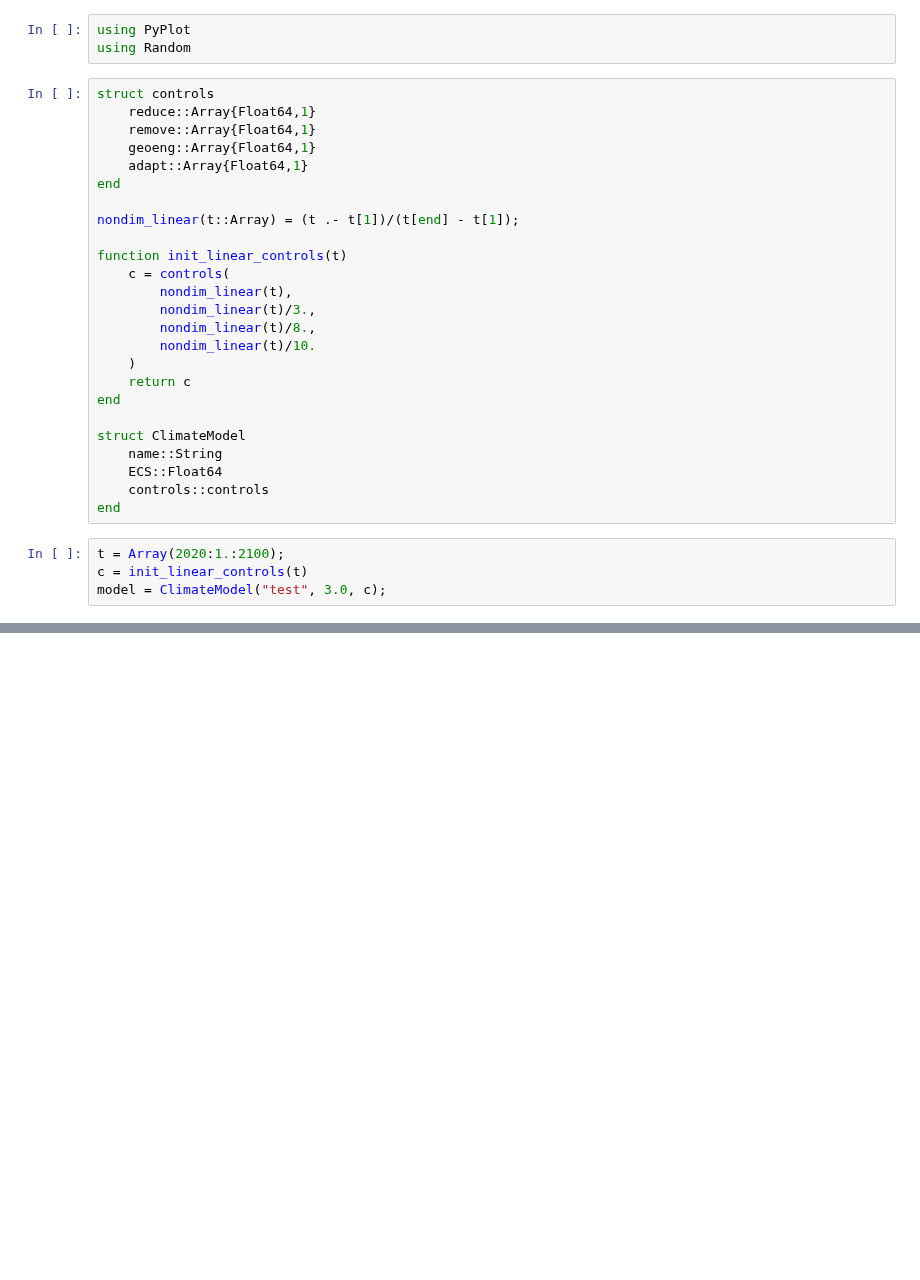
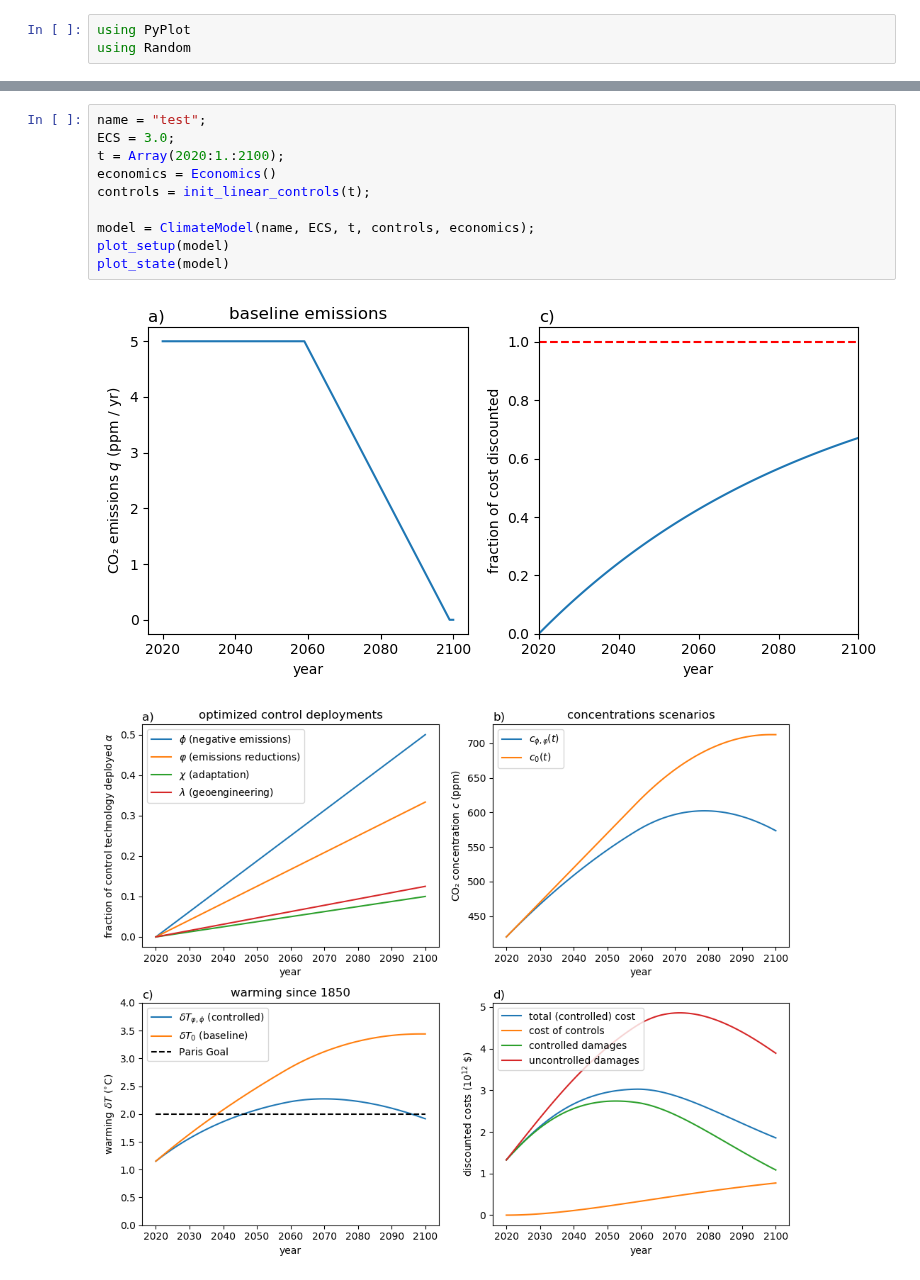
Before and after one commit to hdrake/OptimizeClimate, a Jupyter notebook: gradient_descent_objectified.ipynb, the cells around one changed output, grey strips where cells are left out. Saved outputs shown, nothing was run; the diff lists cells and outputs as text; blank space fills up the shorter version.

```diff
--- a/gradient_descent_objectified.ipynb
+++ b/gradient_descent_objectified.ipynb
@@ -1,32 +1,3 @@
 # %%
 using PyPlot
 using Random
-# %%
-struct controls
-    reduce::Array{Float64,1}
-    remove::Array{Float64,1}
-    geoeng::Array{Float64,1}
-    adapt::Array{Float64,1}
-end
-
-nondim_linear(t::Array) = (t .- t[1])/(t[end] - t[1]);
-
-function init_linear_controls(t)
-    c = controls(
-        nondim_linear(t),
-        nondim_linear(t)/3.,
-        nondim_linear(t)/8.,
-        nondim_linear(t)/10.
-    )
-    return c
-end
-
-struct ClimateModel
-    name::String
-    ECS::Float64
-    controls::controls
-end
-# %%
-t = Array(2020:1.:2100);
-c = init_linear_controls(t)
-model = ClimateModel("test", 3.0, c);
@@ -197,0 +305,13 @@ end
+# %%
+name = "test";
+ECS = 3.0;
+t = Array(2020:1.:2100);
+economics = Economics()
+controls = init_linear_controls(t);
+
+model = ClimateModel(name, ECS, t, controls, economics);
+plot_setup(model)
+plot_state(model)
+# %% [output]
+[figure, added]
+[figure, added]
```
Also changed, not shown: parts of 11 cells of this notebook, 2 other files.
